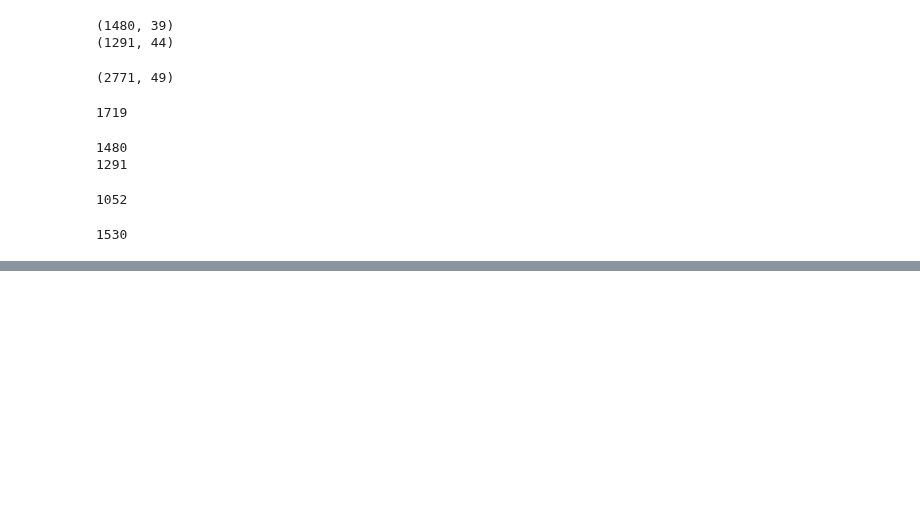
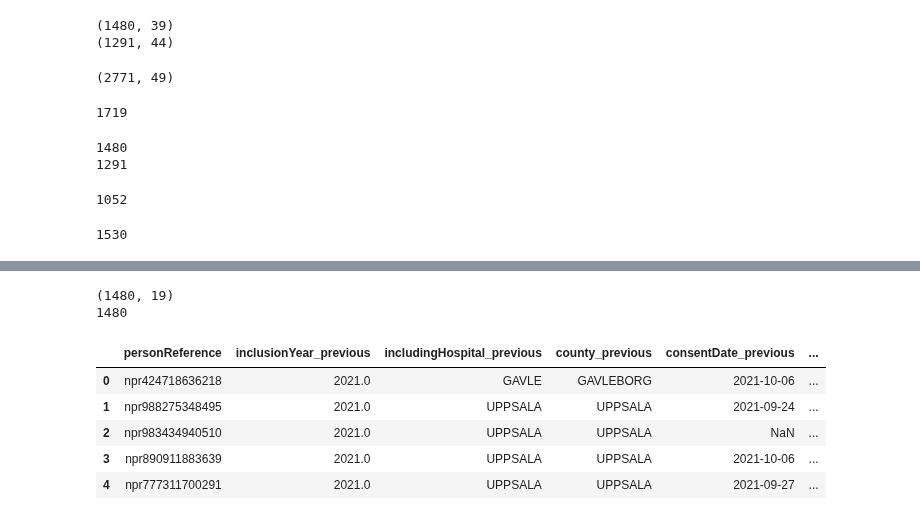
Before and after one commit to NickosKal/UCAN-PET-CT-image-data-handling-pipeline, a Jupyter notebook: Task3_1/Task3.1_LinkToClinicalData.ipynb, the cells around one changed output, grey strips where cells are left out. Cells and saved outputs as stored; diff of their text form; code cells hidden in the pictures; blank space fills up the shorter version.

```diff
--- a/Task3_1/Task3.1_LinkToClinicalData.ipynb
+++ b/Task3_1/Task3.1_LinkToClinicalData.ipynb
@@ -725,0 +856,15 @@ len(set(df2.personReference.to_list()).intersection(set(df1.personReference.to_l
+# %%
+combined_left_df = pd.merge(df1, df2, how="left", on=["personReference"], suffixes=['_previous','_new'])
+print(combined_left_df.shape)
+print(combined_left_df.personReference.nunique())
+combined_left_df.to_excel("/home/ashish/Ashish/UCAN/ComparisonsClinicalData/combined_previous_all.xlsx", index=False)
+combined_left_df.head()
+# %% [output]
+(1480, 19)
+1480
+|  | personReference | inclusionYear_previous | includingHospital_previous | county_previous | consentDate_previous | ... |
+| 0 | npr424718636218 | 2021.0 | GAVLE | GAVLEBORG | 2021-10-06 | ... |
+| 1 | npr988275348495 | 2021.0 | UPPSALA | UPPSALA | 2021-09-24 | ... |
+| 2 | npr983434940510 | 2021.0 | UPPSALA | UPPSALA | NaN | ... |
+| 3 | npr890911883639 | 2021.0 | UPPSALA | UPPSALA | 2021-10-06 | ... |
+| 4 | npr777311700291 | 2021.0 | UPPSALA | UPPSALA | 2021-09-27 | ... |
```
Also changed, not shown: parts of 19 cells of this notebook, 4 other files.
